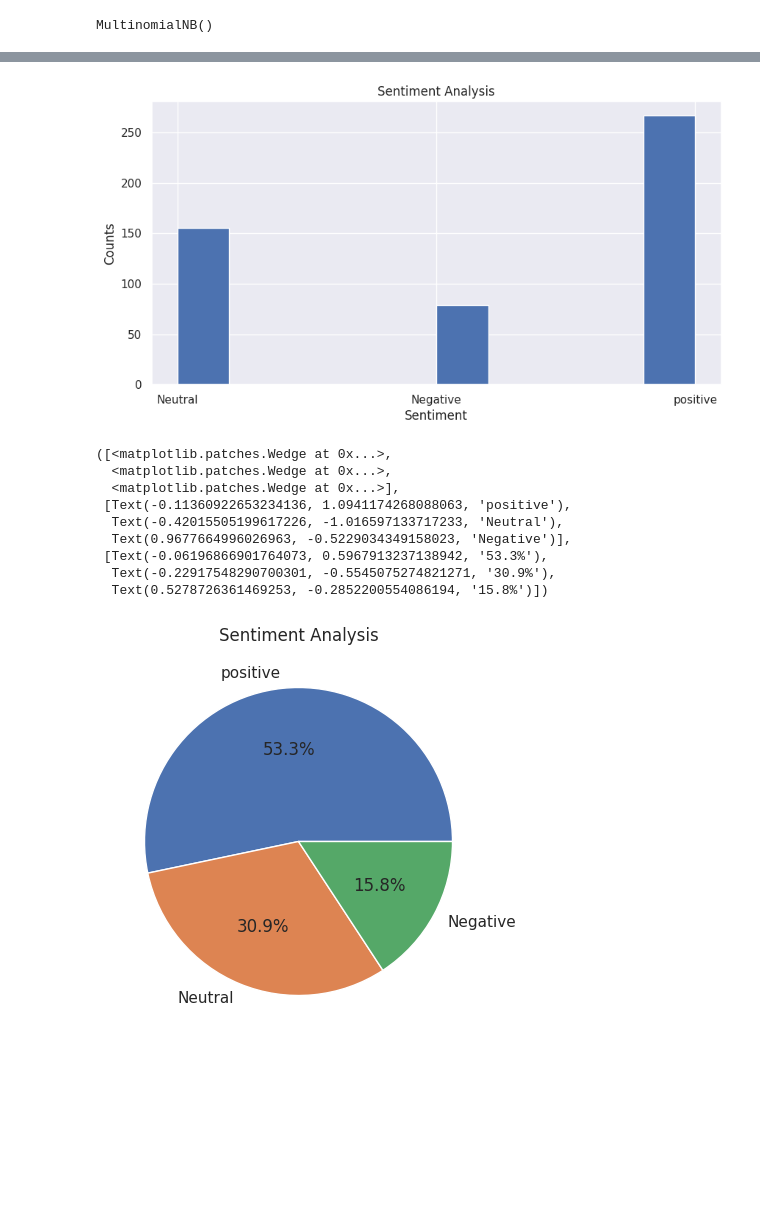
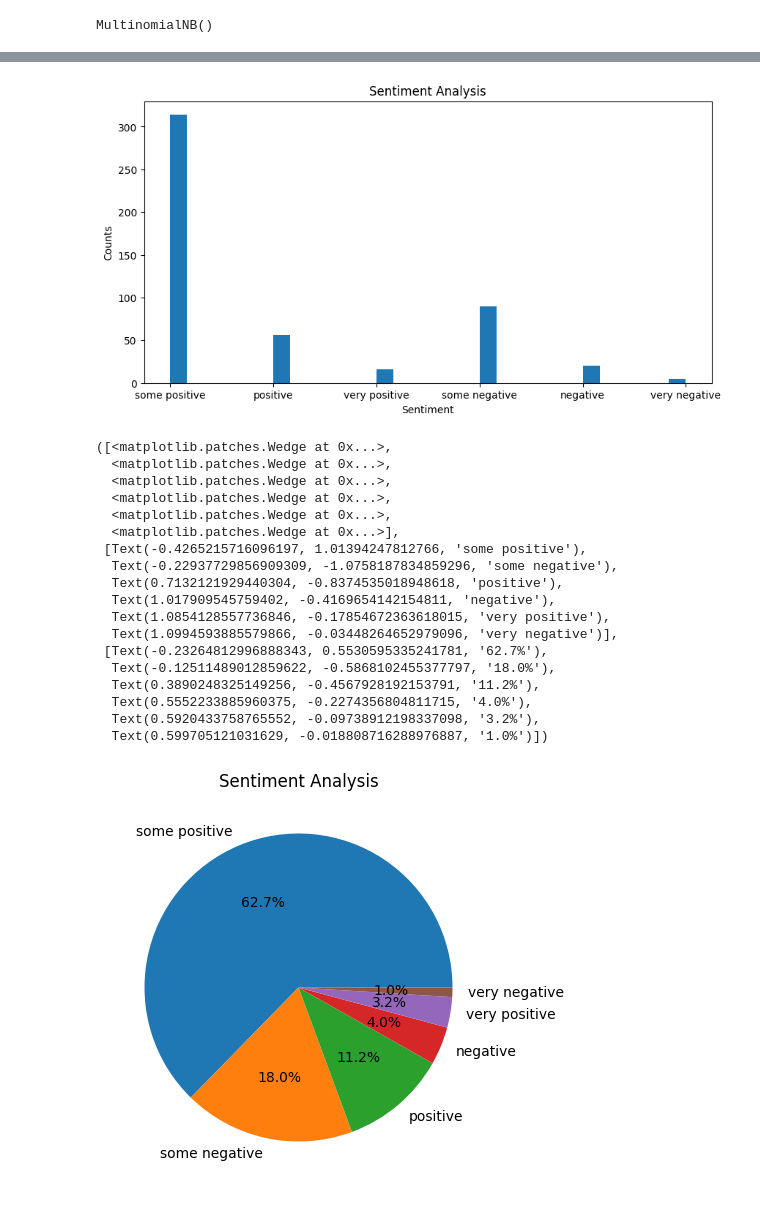
Before and after one commit to hmabubakar313/test_fyp, a Jupyter notebook: sentment_analysis.ipynb, the cells around one changed output, grey strips where cells are left out. Cells and saved outputs as stored; diff of their text form; code cells hidden in the pictures; blank space fills up the shorter version.

```diff
--- a/sentment_analysis.ipynb
+++ b/sentment_analysis.ipynb
@@ -152,3 +140,31 @@ def analyze_sentiment(tweet):
+# %%
+
+
+from textblob import TextBlob
+def analyze_sentiment(tweet):
+    analysis = TextBllob(tweet)
+    # print analysis values
+    if analysis.sentiment.polarity >=0 and analysis.sentiment.polarity <=0.3:
+        some_positive = "some positive"
+        return some_positive
+    elif analysis.sentiment.polarity >=0.3 and analysis.sentiment.polarity <=0.6:
+        positive = "positive"
+        return positive
+    elif analysis.sentiment.polarity >=0.6 and analysis.sentiment.polarity <=1:
+        very_positive = "very positive"
+        return very_positive
+    elif analysis.sentiment.polarity >=-0.3 and analysis.sentiment.polarity <=0:
+        some_negative = "some negative"
+        return some_negative
+    elif analysis.sentiment.polarity >=-0.6 and analysis.sentiment.polarity <=-0.3:
+        negative = "negative"
+        return negative
+    elif analysis.sentiment.polarity >=-1 and analysis.sentiment.polarity <=-0.6:
+        very_negative = "very negative"
+        return very_negative
+    else:
+        neutral = "neutral"
+        return neutral
 # %%
 
 from wordcloud import WordCloud, STOPWORDS
@@ -232,9 +246,0 @@ Accuracy of Naive Bayes Classifier is :  73.26732673267327 %
-# %%
-# create pie chart on basis of user location if user location > 1%
-sns.set_style('darkgrid')
-# if location is null then replace it with 'Unknown'
-df['User_location'].fillna('Unknown', inplace=True)
-sns.set(rc={'figure.figsize':(11.7,8.27)})
-# plot pie chart
-df['User_location'].value_counts()[:10].plot(kind='pie', autopct='%1.1f%%')
-plt.show()
@@ -243,27 +286,37 @@ plt.show()
 # %%
 # print report of sentiment analysis
 plt.figure(figsize=(10, 5))
 plt.title('Sentiment Analysis')
 plt.xlabel('Sentiment')
 plt.ylabel('Counts')
-plt.hist(df['Sentiment'])
+# plot graph of sentiment analysis with matplotlib
+plt.hist(df['Sentiment'], bins=30)
 plt.show()
 # print pie chart of sentiment analysis
 plt.figure(figsize=(10, 5))
 plt.title('Sentiment Analysis')
 plt.pie(df['Sentiment'].value_counts(), labels=df['Sentiment'].value_counts().index, autopct='%1.1f%%')
 # %% [output]
-[figure, old version]
+[figure, new version]
 ([<matplotlib.patches.Wedge at 0x...>,
   <matplotlib.patches.Wedge at 0x...>,
+  <matplotlib.patches.Wedge at 0x...>,
+  <matplotlib.patches.Wedge at 0x...>,
+  <matplotlib.patches.Wedge at 0x...>,
   <matplotlib.patches.Wedge at 0x...>],
- [Text(-0.11360922653234136, 1.0941174268088063, 'positive'),
-  Text(-0.42015505199617226, -1.016597133717233, 'Neutral'),
-  Text(0.9677664996026963, -0.5229034349158023, 'Negative')],
- [Text(-0.06196866901764073, 0.5967913237138942, '53.3%'),
-  Text(-0.22917548290700301, -0.5545075274821271, '30.9%'),
-  Text(0.5278726361469253, -0.2852200554086194, '15.8%')])
+ [Text(-0.4265215716096197, 1.01394247812766, 'some positive'),
+  Text(-0.22937729856909309, -1.0758187834859296, 'some negative'),
+  Text(0.7132121929440304, -0.8374535018948618, 'positive'),
+  Text(1.017909545759402, -0.4169654142154811, 'negative'),
+  Text(1.0854128557736846, -0.17854672363618015, 'very positive'),
+  Text(1.0994593885579866, -0.03448264652979096, 'very negative')],
+ [Text(-0.23264812996888343, 0.5530595335241781, '62.7%'),
+  Text(-0.12511489012859622, -0.5868102455377797, '18.0%'),
+  Text(0.3890248325149256, -0.4567928192153791, '11.2%'),
+  Text(0.5552233885960375, -0.2274356804811715, '4.0%'),
+  Text(0.5920433758765552, -0.09738912198337098, '3.2%'),
+  Text(0.599705121031629, -0.018808716288976887, '1.0%')])
-[figure, old version]
+[figure, new version]
 # %%
 # plot word cloud for maximum occuring words
 wordcloud = WordCloud(width = 800, height = 800)
```
Also changed, not shown: parts of 11 cells of this notebook.
